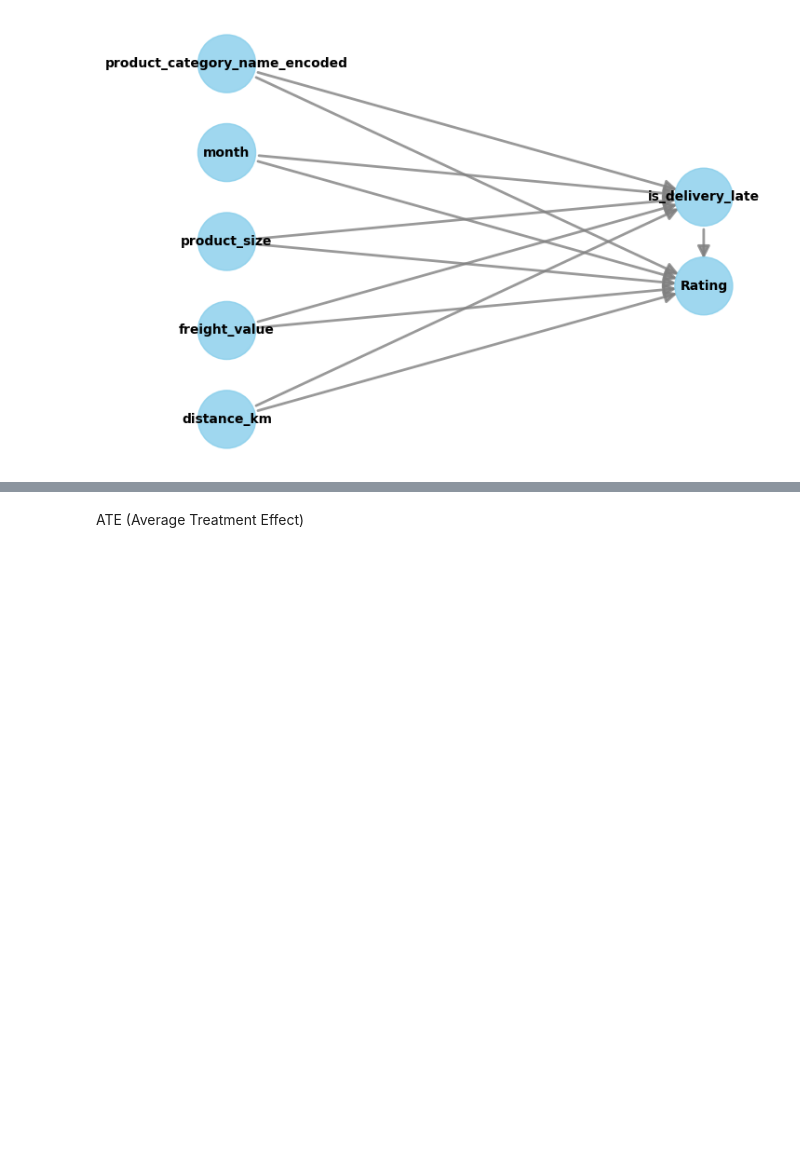
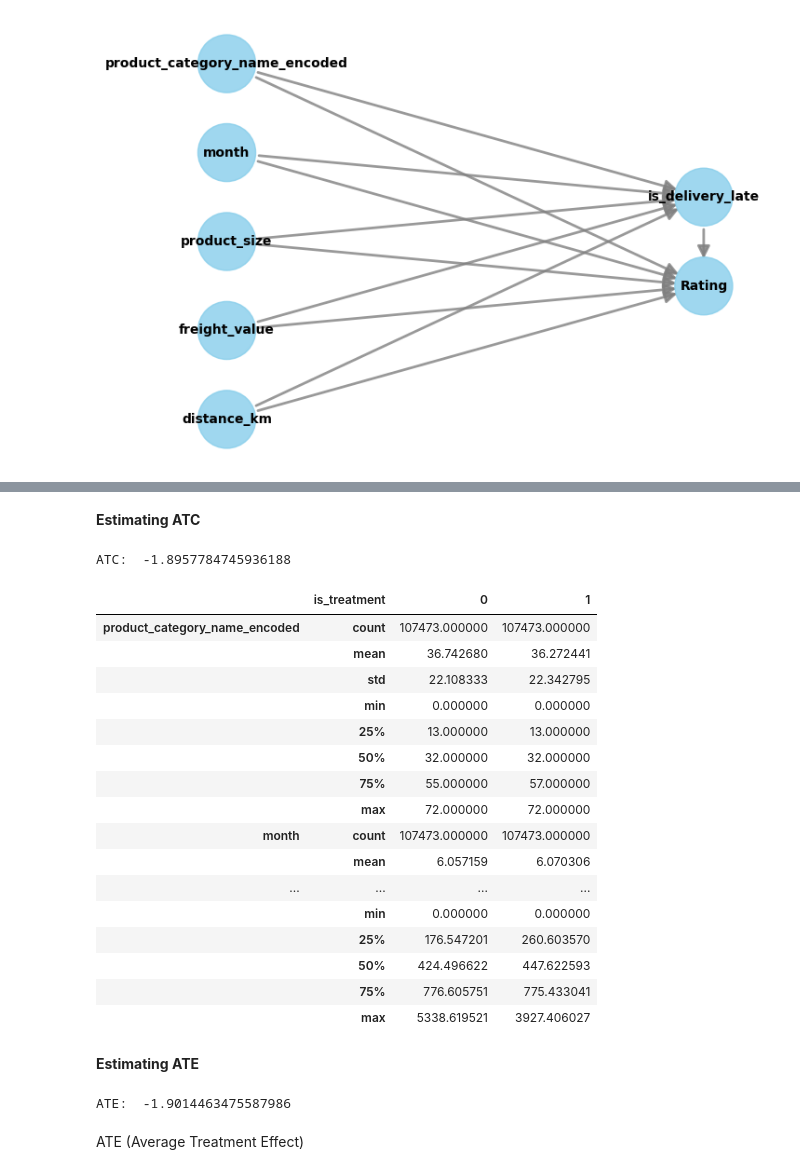
Before and after one commit to menni99/causal-attribution-analysis, a Jupyter notebook: notebooks/model-development.ipynb, the cells around one changed output, grey strips where cells are left out. Saved outputs shown, nothing was run; the diff lists cells and outputs as text; code cells hidden in the pictures; blank space fills up the shorter version.

```diff
--- a/notebooks/model-development.ipynb
+++ b/notebooks/model-development.ipynb
@@ -96,3 +165,55 @@ Increasing the treatment variable(s) [is_delivery_late] from 0 to 1 causes an in
+# %% [markdown]
+**Estimating ATC**
+# %%
+# Estimating ATC
+treated = df.loc[df['is_delivery_late'] == 1]
+control = df.loc[df['is_delivery_late'] == 0]
+
+treated_neighbors = NearestNeighbors(n_neighbors=1, algorithm="ball_tree").fit(
+    treated['propensity_score'].values.reshape(-1, 1)
+)
+distances, indices = treated_neighbors.kneighbors(control['propensity_score'].values.reshape(-1, 1))
+
+atc = 0
+outcome_variable = 'Rating'
+control_outcomes = control[outcome_variable]
+treated_outcomes = list(treated.iloc[indices.flatten()][outcome_variable])
+
+atc = (treated_outcomes - control_outcomes).mean()
+
+print("ATC: ", atc)
+# %% [output]
+ATC:  -1.8957784745936188
+# %%
+balance = check_for_dataset_balance(control_idx=control.index, treatment_idx=indices.flatten(), estimate_type='atc')
+balance
+# %% [output]
+|  | is_treatment | 0 | 1 |
+| product_category_name_encoded | count | 107473.000000 | 107473.000000 |
+|  | mean | 36.742680 | 36.272441 |
+|  | std | 22.108333 | 22.342795 |
+|  | min | 0.000000 | 0.000000 |
+|  | 25% | 13.000000 | 13.000000 |
+|  | 50% | 32.000000 | 32.000000 |
+|  | 75% | 55.000000 | 57.000000 |
+|  | max | 72.000000 | 72.000000 |
+| month | count | 107473.000000 | 107473.000000 |
+|  | mean | 6.057159 | 6.070306 |
+| ... | ... | ... | ... |
+|  | min | 0.000000 | 0.000000 |
+|  | 25% | 176.547201 | 260.603570 |
+|  | 50% | 424.496622 | 447.622593 |
+|  | 75% | 776.605751 | 775.433041 |
+|  | max | 5338.619521 | 3927.406027 |
+# %% [markdown]
+**Estimating ATE**
+# %%
+numtreatedunits = treated.shape[0]
+numcontrolunits = control.shape[0]
+est = (att * numtreatedunits + atc * numcontrolunits) / (numtreatedunits + numcontrolunits)
+print("ATE: ", est)
+# %% [output]
+ATE:  -1.9014463475587986
 # %% [markdown]
 ATE (Average Treatment Effect)
 # %%
```
Also changed, not shown: parts of 17 cells of this notebook.
